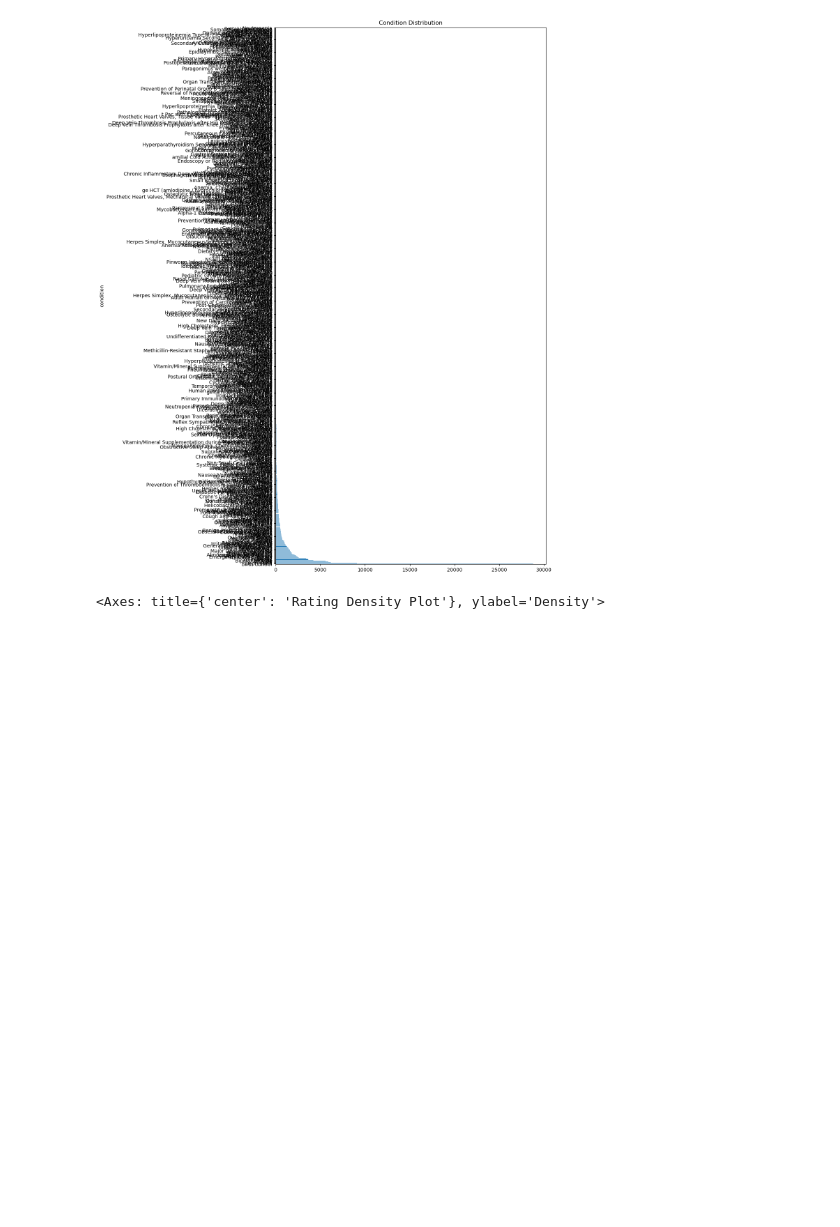
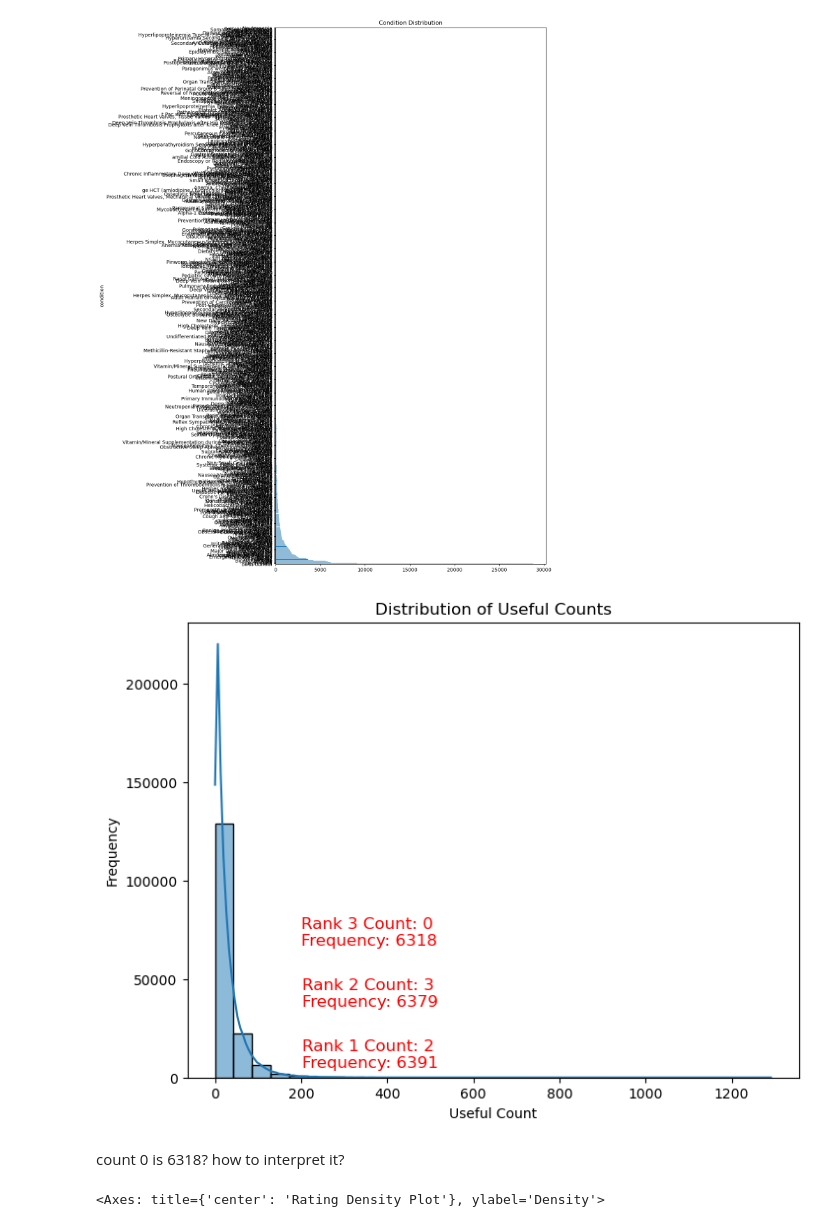
Before and after one commit to sean7x/medicinal-narratives, a Jupyter notebook: data_prep_eda.ipynb, the cells around one changed output. Drawn from its saved outputs; the diff is of its cells as text; code cells hidden in the pictures; blank space fills up the shorter version.

Commit message:
add one figure in EDA; start to work on text-prepossing

```diff
--- a/data_prep_eda.ipynb
+++ b/data_prep_eda.ipynb
@@ -144,6 +144,32 @@ train_df.condition.value_counts().plot(kind='barh', figsize=(10, 20), title='Con
 # %% [output]
 <Axes: title={'center': 'Condition Distribution'}, ylabel='condition'>
 [figure]
+# %%
+# Visualize the distribution of drug reviews' ratings
+plt.figure(figsize=(8, 6))
+sns.histplot(train_df['usefulCount'], bins=30, kde=True)
+plt.xlabel('Useful Count')
+plt.ylabel('Frequency')
+plt.title('Distribution of Useful Counts')
+
+# Find the top three most frequent Useful Counts and their frequency counts
+most_frequent_counts = train_df['usefulCount'].value_counts().nlargest(3)
+top_counts = most_frequent_counts.index
+top_counts_freq = most_frequent_counts.values
+
+# Add the top three most frequent Useful Counts and their frequency counts as text to the figure
+text_spacing = 31000  # Adjust this value to control the vertical spacing between text lines
+for i in range(3):
+    x_pos = top_counts[i] + 200
+    y_pos = 5000 + i * text_spacing
+    text = f'Rank {i+1} Count: {top_counts[i]}\nFrequency: {top_counts_freq[i]}'
+    plt.text(x_pos, y_pos, text, fontsize=12, color='red')
+
+plt.show()
+# %% [output]
+[figure, added]
+# %% [markdown]
+count 0 is 6318? how to interpret it?
 # %%
 train_df.rating.plot(kind='density', title='Rating Density Plot', xlabel='Value', ylabel='Density', xlim=(0, 10))
 # %% [output]
```
Also changed, not shown: parts of 2 cells of this notebook.
